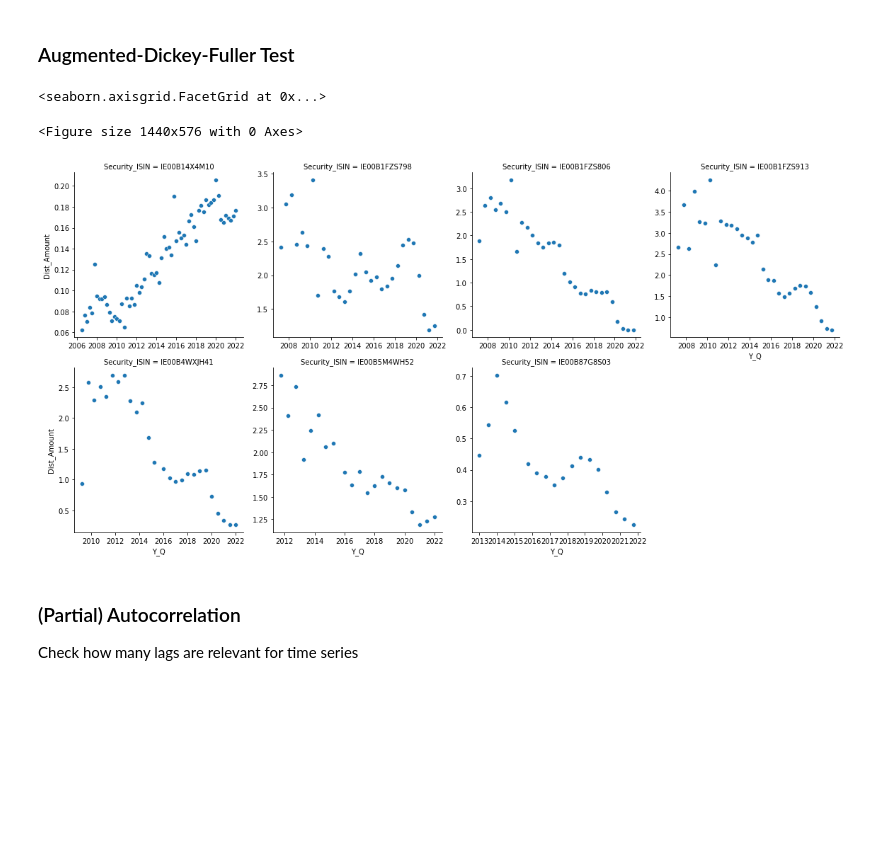
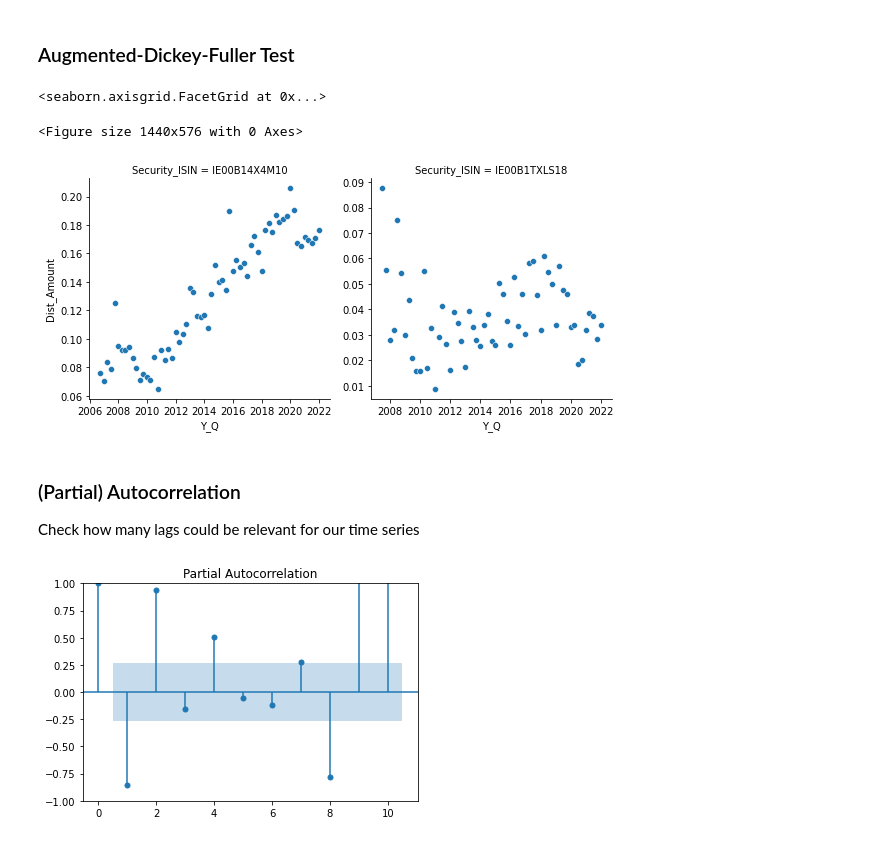
Before and after one commit to Mebbel/PortfolioManagement, a Jupyter notebook: _C011_Predict_Distributions_TopDown.ipynb, the cells around one changed output. Drawn from its saved outputs; the diff is of its cells as text; code cells hidden in the pictures; blank space fills up the shorter version.

Commit message:
Dicker Fuller + PACF

```diff
--- a/_C011_Predict_Distributions_TopDown.ipynb
+++ b/_C011_Predict_Distributions_TopDown.ipynb
@@ -351,7 +380,7 @@ df_adfuller = pd.DataFrame.from_dict(dict_adfuller, orient="index", columns=['le
 
 df_adfuller_problems = df_adfuller[(df_adfuller.level_c > 0.05) & (df_adfuller.level_ct > 0.05) & (df_adfuller.diff_c > 0.05) & (df_adfuller.diff_ct > 0.05)]
 
-df_adfuller_plot = df_temp.copy()
+df_adfuller_plot = df_temp_exp.copy()
 
 df_adfuller_plot = df_adfuller_plot[df_adfuller_plot.Security_ISIN.isin(df_adfuller_problems.index)]
 
@@ -363,12 +392,12 @@ g.map(sns.scatterplot, "Y_Q", "Dist_Amount")
 # It looks like changes in the distribution policy. Seasonal distrbutions in the beginning, and then more evenly distributed over quarters
 # And also not linear trends. Trend follows some poly-fit.
 
-# But, luckily, only 9 observations seem problematic! And, from the visuals, those should be well approximated by linear trends.
+# But, luckily, only 2 observations seem problematic! And, from the visuals, those should be well approximated by linear trends.
 # %% [output]
 <seaborn.axisgrid.FacetGrid at 0x...>
 <Figure size 1440x576 with 0 Axes>
-[figure, old version]
+[figure, new version]
 # %% [markdown]
 ### (Partial) Autocorrelation
 
-Check how many lags are relevant for time series
+Check how many lags could be relevant for our time series
@@ -376,0 +404,42 @@ Check how many lags are relevant for time series
+# %%
+# from statsmodels.graphics.tsaplots import plot_pacf
+from statsmodels.tsa.stattools import pacf
+
+isin_i = "IE00B296QM64"
+
+x_ = df_temp_exp[df_temp_exp.Security_ISIN == isin_i]['Dist_Amount']
+
+plot_pacf(x_, lags=10, alpha=0.05)
+plt.show()
+
+
+# Calculate max lags for all ETF products
+def calc_max_lag(x_):
+    # Calculate partial autocorrelation function
+    pacf_ = pacf(x_, nlags=5, alpha=0.05)
+
+    # Collect results
+    pacf_ = np.insert(pacf_[1], 0, np.transpose(pacf_[0]), axis=1)
+
+    # Check which values with the same calculations performed in plot_pacf
+    pacf_check = (pacf_[:,0] > (pacf_[:,0] - pacf_[:,1])) | (pacf_[:,0] < (pacf_[:,0] - pacf_[:,2]))
+
+    return np.max(np.where(pacf_check))
+
+
+# Collect all results
+dict_max_lag = {}
+
+for isin_i in df_temp_exp.Security_ISIN.unique():
+
+    x_ = df_temp_exp[df_temp_exp.Security_ISIN == isin_i]['Dist_Amount']
+
+    if (len(x_)) > 12:
+
+        dict_max_lag[isin_i] = calc_max_lag(x_)
+
+
+
+df_max_lag = pd.DataFrame.from_dict(dict_max_lag, orient="index", columns=['max_lag'])
+# %% [output]
+[figure, added]
```
Also changed, not shown: parts of 12 cells of this notebook, 1 other file.
